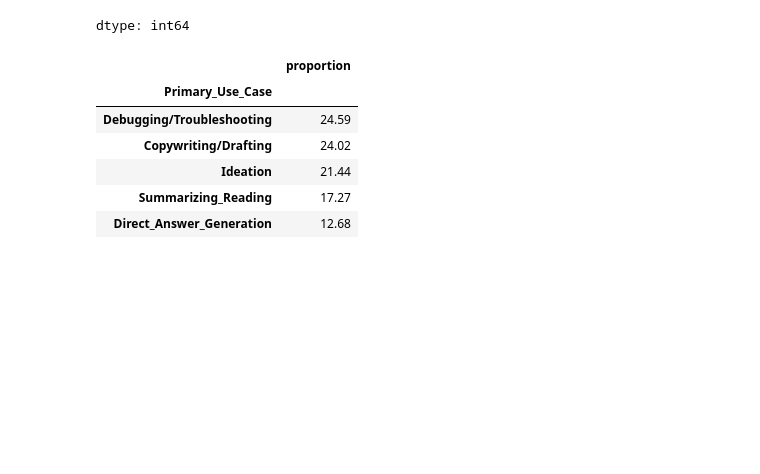
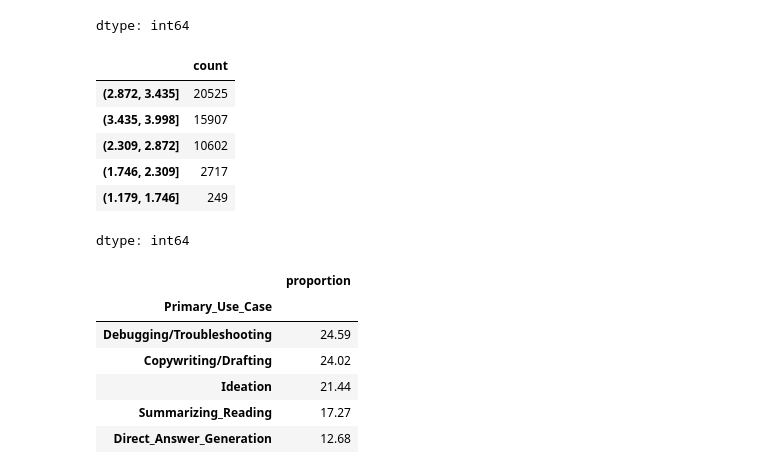
Before and after one commit to Shxrp08/Project_SG_I-Smile_Group6_2026, a Jupyter notebook: Project_SG_Group_6.ipynb, the cells around one changed output. Cells and saved outputs as stored; diff of their text form; code cells hidden in the pictures; blank space fills up the shorter version.

```diff
--- a/Project_SG_Group_6.ipynb
+++ b/Project_SG_Group_6.ipynb
@@ -128,6 +128,19 @@ dtype: int64
 | Sophomore | 9860 |
 | Graduate | 7430 |
 dtype: int64
+# %%
+# value_counts bisa juga buat tipe data selain kategori. tapi untuk kasus yang mungkin memiliki sangat banyak variasi (kayak float yang detail),
+# kita berikan parameter bins untuk memberi batas rentang!
+
+df['Pre_Semester_GPA'].value_counts(bins=5)
+# %% [output]
+|  | count |
+| (2.872, 3.435] | 20525 |
+| (3.435, 3.998] | 15907 |
+| (2.309, 2.872] | 10602 |
+| (1.746, 2.309] | 2717 |
+| (1.179, 1.746] | 249 |
+dtype: int64
 # %%
 #Versi persentase untuk value_counts
 
```
